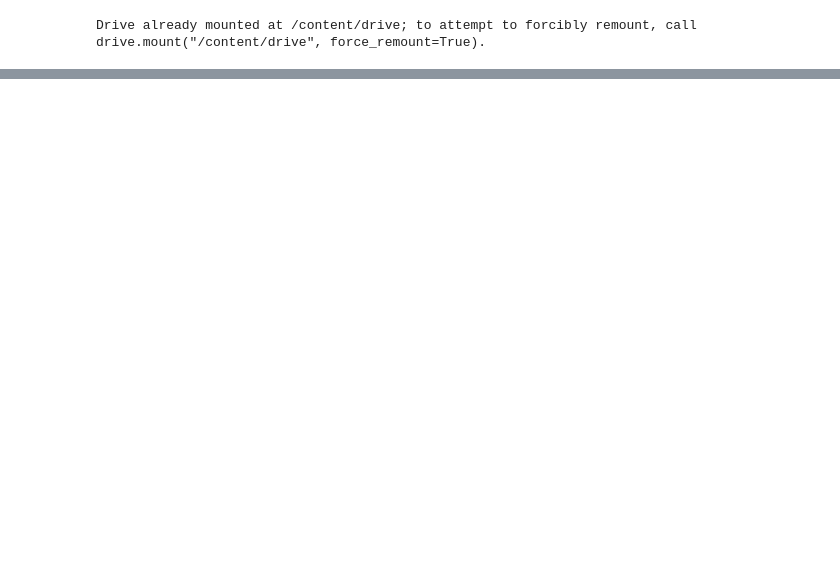
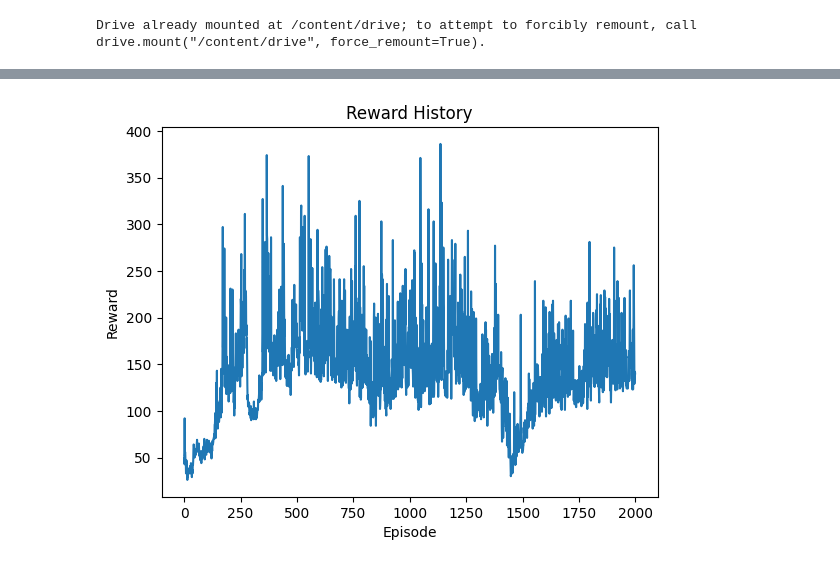
Before and after one commit to tamaki-gth/cartpole_project, a Jupyter notebook: cartpole.ipynb, the cells around one changed output, grey strips where cells are left out. Drawn from its saved outputs; the diff is of its cells as text; code cells hidden in the pictures; blank space fills up the shorter version.

```diff
--- a/cartpole.ipynb
+++ b/cartpole.ipynb
@@ -46,12 +46,24 @@ class CartPoleEnv:
 
         x, x_dot, theta, theta_dot = self.z
 
+        r_theta = 10 * theta**2
+        r_theta_dot =  theta_dot**2
+        r_x_dot = 0.1 * x_dot**2
+        r_alive = 1.0
+
+        reward1 = r_alive - r_theta - r_theta_dot - r_x_dot
+
         #reward = -(theta**2 + 0.1*theta_dot**2 + 0.01*x**2 + 0.001*F**2)
-        reward = -(theta**2 + 0.1*theta_dot**2)
-        #reward = -(theta**2 + 0.1*theta_dot**2+0.01*x_dot**2)
+        #reward = -(theta**2 + 0.1*theta_dot**2)
+        #reward = 1.0 -(10*theta**2 + theta_dot**2+0.1*x_dot**2)
+        reward = 1.0
         done = abs(theta) > 0.2
+        #if done:
+          #reward-=10
 
-        return self.z, reward, done
+        info={"r_theta": r_theta,"r_theta_dot": r_theta_dot,"r_x_dot": r_x_dot,"r_alive": r_alive}
+
+        return self.z, reward, done,info,reward1
 # %%
 import torch
 import torch.nn as nn
@@ -173,6 +187,14 @@ import numpy as np
 def train():
     env = CartPoleEnv()
     agent = PPO()
+    best_reward = -float("inf")
+    best_episode = 0
+
+    rewards_history=[]
+    r_theta_list = []
+    r_theta_dot_list = []
+    r_x_dot_list = []
+    r_alive_list = []
 
     max_episodes = 2000
     max_steps = 1000
@@ -182,6 +204,11 @@ def train():
 
     for episode in range(max_episodes):
         state = env.reset()
+
+        sum_r_theta = 0
+        sum_r_theta_dot = 0
+        sum_r_x_dot = 0
+        sum_r_alive = 0
 
         record = (episode == max_episodes - 1)
 
@@ -199,7 +226,12 @@ def train():
 
             action_env = action * 10.0
 
-            next_state, reward, done = env.step(action_env)
+            next_state, reward, done, info,reward1 = env.step(action_env)
+
+            sum_r_theta += info["r_theta"]
+            sum_r_theta_dot += info["r_theta_dot"]
+            sum_r_x_dot += info["r_x_dot"]
+            sum_r_alive += info["r_alive"]
 
             if record:
                 states_record.append(state.copy())
@@ -237,13 +269,48 @@ def train():
 
         agent.update(memory)
 
-        torch.save(agent.model.state_dict(), f"/content/drive/MyDrive/lab_activity/weights/ep{episode}.pth")
+        if total_reward > best_reward:
+          best_reward = total_reward
+          torch.save(agent.model.state_dict(),"/content/drive/MyDrive/lab_activity/weights/best.pth")
+          best_episode = episode
 
-        print(f"Episode {episode} | Reward {total_reward:.2f}")
+        if episode % 100 == 0:
+          torch.save(agent.model.state_dict(),f"/content/drive/MyDrive/lab_activity/weights/ep{episode}.pth")
 
+        #torch.save(agent.model.state_dict(), f"/content/drive/MyDrive/lab_activity/weights/ep{episode}.pth")
+
+        print(f"Episode {episode} | Reward {total_reward:.2f} | Step {t}")
+
+        rewards_history.append(total_reward)
+        r_theta_list.append(sum_r_theta)
+        r_theta_dot_list.append(sum_r_theta_dot)
+        r_x_dot_list.append(sum_r_x_dot)
+        r_alive_list.append(sum_r_alive)
 
         if record:
-            save_animation(np.array(states_record), l, np.array(actions_record))
+            #save_animation(np.array(states_record), l, np.array(actions_record))
+            print(f"Best episode  {best_episode}")
+
+            plt.figure()
+            plt.plot(rewards_history)
+            plt.xlabel("Episode")
+            plt.ylabel("Reward")
+            plt.title("Reward History")
+            plt.show()
+
+            plt.figure()
+            plt.plot(rewards_history, label="total", linewidth=3)
+
+            plt.plot(r_theta_list, label="theta")
+            plt.plot(r_theta_dot_list, label="theta_dot")
+            plt.plot(r_x_dot_list, label="x_dot")
+            plt.plot(r_alive_list, label="alive")
+            plt.legend()
+            plt.xlabel("Episode")
+            plt.ylabel("Reward")
+            plt.title("Reward Breakdown")
+            plt.show()
+
 
 
 train()
@@ -268,0 +335 @@ NameError: name 'states_record' is not defined
+[figure, added]
```
Also changed, not shown: parts of 4 cells of this notebook.
